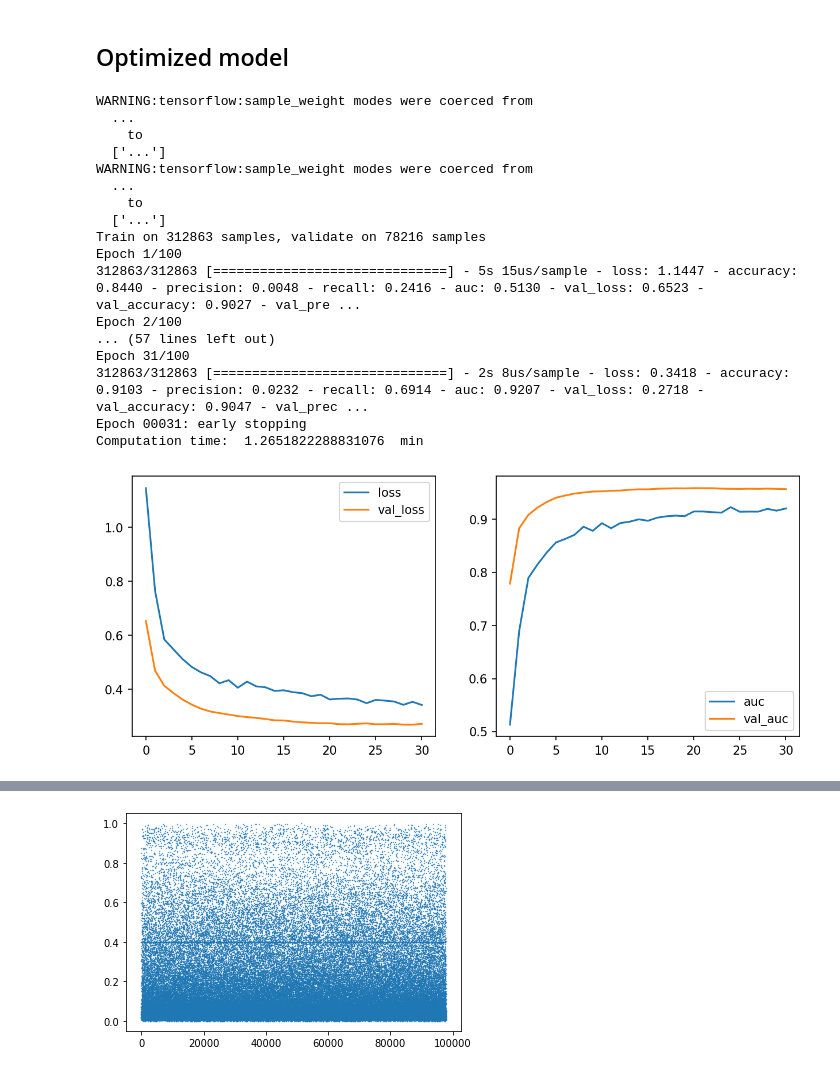
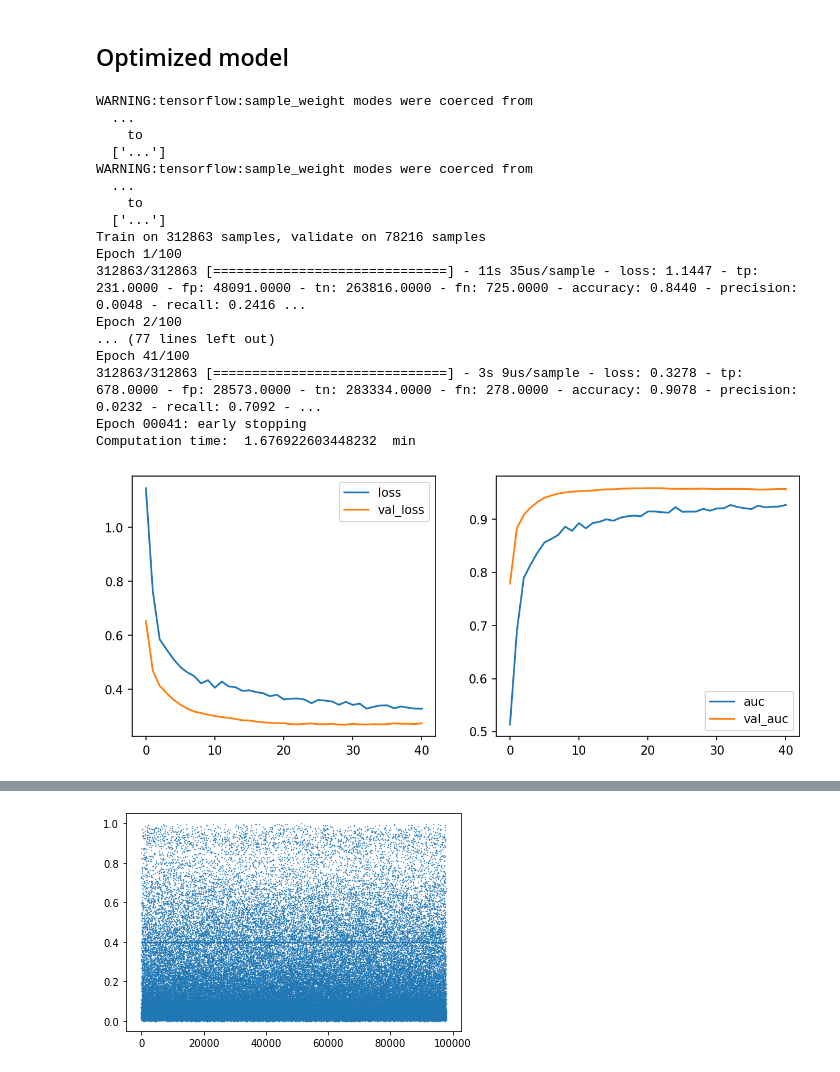
Before and after one commit to duonghung86/Fatality-crashes, a Jupyter notebook: Codes/VCA-ID-FC-Prediction.ipynb, the cells around one changed output, grey strips where cells are left out. Cells and saved outputs as stored; diff of their text form; code cells hidden in the pictures.

```diff
--- a/Codes/VCA-ID-FC-Prediction.ipynb
+++ b/Codes/VCA-ID-FC-Prediction.ipynb
@@ -13,3 +24,5 @@ import urllib.request
 # %%
 link='https://github.com/duonghung86/Fatality-crashes/raw/master/Codes/final%20data.zip'
-url = urllib.request.urlopen(link)
+df=import_ds(link)
+print(df.shape)
+df.head()
@@ -24,4 +37,0 @@ data = StringIO(s)
-# %%
-df=pd.read_csv(data)
-print(df.shape)
-df.head()
@@ -451,10 +503,16 @@ plt.show()
 # %% [markdown]
 ## Optimized model
+# %%
+es = tf.keras.callbacks.EarlyStopping(monitor='val_auc',
+    verbose=1,
+    patience=20,
+    mode='max',
+    restore_best_weights=True)
 # %%
 start_time=time.time()
 tf.random.set_seed(8)
 wei_model=create_model(nodes=5,lr=0.001)
-Monitor = wei_model.fit(X_train,y_train, epochs=100,batch_size=4096, callbacks=[es],validation_data = (X_val,y_val),class_weight=class_weight, verbose = 1)
+Monitor_wei = wei_model.fit(X_train,y_train, epochs=100,batch_size=4096, callbacks=[es],validation_data = (X_val,y_val),class_weight=class_weight, verbose = 1)
 end_time=time.time()
 print('Computation time: ', (end_time-start_time)/60, ' min')
 # %% [output]
@@ -468,18 +526,18 @@ WARNING:tensorflow:sample_weight modes were coerced from
   ['...']
 Train on 312863 samples, validate on 78216 samples
 Epoch 1/100
-312863/312863 [==============================] - 5s 15us/sample - loss: 1.1447 - accuracy: 0.8440 - precision: 0.0048 - recall: 0.2416 - auc: 0.5130 - val_loss: 0.6523 - val_accuracy: 0.9027 - val_pre ...
+312863/312863 [==============================] - 11s 35us/sample - loss: 1.1447 - tp: 231.0000 - fp: 48091.0000 - tn: 263816.0000 - fn: 725.0000 - accuracy: 0.8440 - precision: 0.0048 - recall: 0.2416 ...
 Epoch 2/100
-... (57 lines left out)
-Epoch 31/100
-312863/312863 [==============================] - 2s 8us/sample - loss: 0.3418 - accuracy: 0.9103 - precision: 0.0232 - recall: 0.6914 - auc: 0.9207 - val_loss: 0.2718 - val_accuracy: 0.9047 - val_prec ...
-Epoch 00031: early stopping
-Computation time:  1.2651822288831076  min
+... (77 lines left out)
+Epoch 41/100
+312863/312863 [==============================] - 3s 9us/sample - loss: 0.3278 - tp: 678.0000 - fp: 28573.0000 - tn: 283334.0000 - fn: 278.0000 - accuracy: 0.9078 - precision: 0.0232 - recall: 0.7092 - ...
+Epoch 00041: early stopping
+Computation time:  1.676922603448232  min
 # %%
-hist = pd.DataFrame(Monitor.history)
+hist = pd.DataFrame(Monitor_wei.history)
 fig, axes = plt.subplots(nrows=1, ncols=2,figsize=(10,4),dpi=150)
 hist[['loss','val_loss']].plot(ax=axes[0])
 hist[['auc','val_auc']].plot(ax=axes[1])
 plt.show()
 # %% [output]
-[figure, old version]
+[figure, new version]
```
Also changed, not shown: parts of 115 cells of this notebook, 41 other files.
